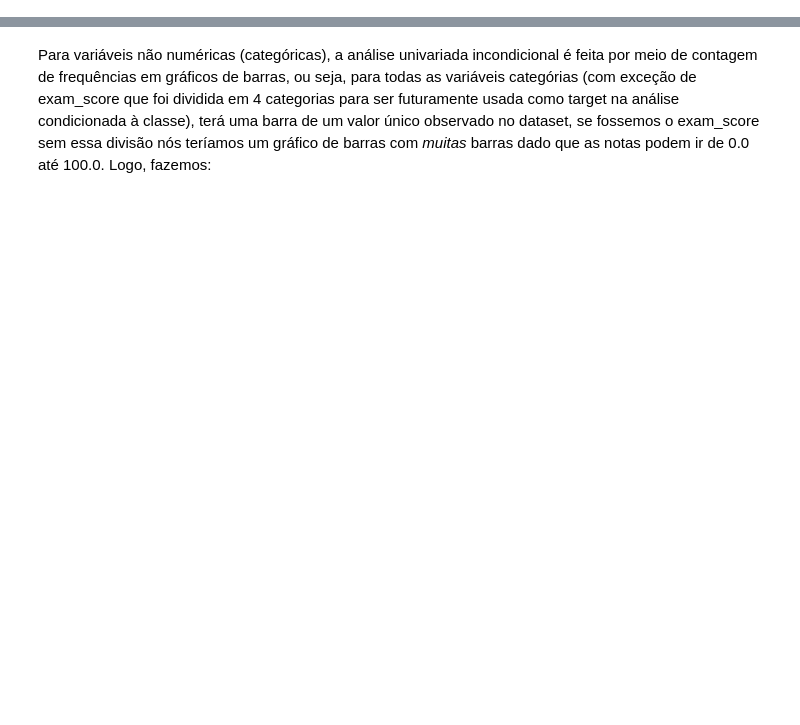
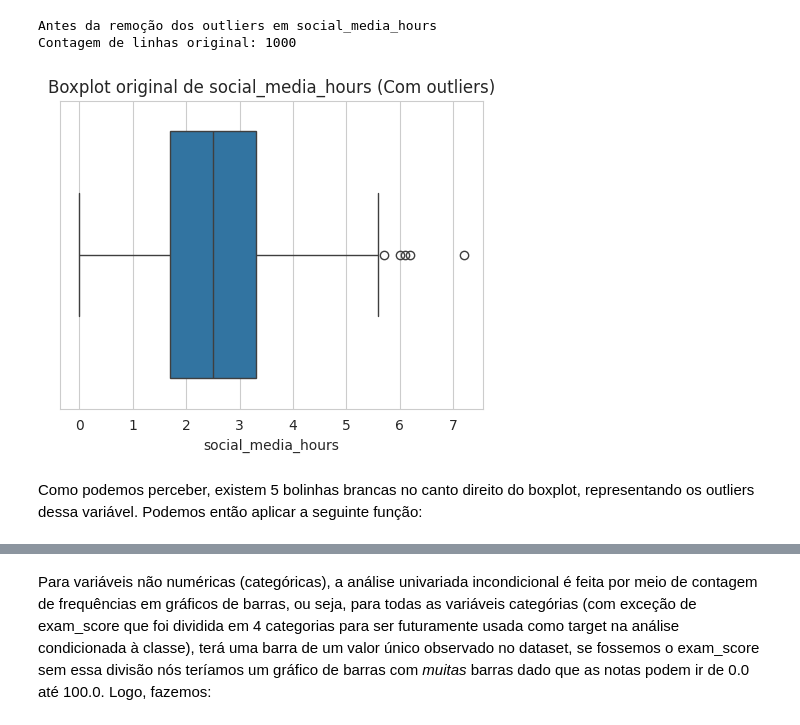
Before and after one commit to MRGdSFS/HW1----ICA-2025.2, a Jupyter notebook: notebooks/02_analise_univariada.ipynb, the cells around one changed output, grey strips where cells are left out. Saved outputs shown, nothing was run; the diff lists cells and outputs as text; code cells hidden in the pictures; blank space fills up the shorter version.

```diff
--- a/notebooks/02_analise_univariada.ipynb
+++ b/notebooks/02_analise_univariada.ipynb
@@ -123,0 +11,23 @@ Gráficos numéricos salvos em 'resultados/figuras'
+# %%
+# Bibliotecas:
+
+import pandas as pd
+import numpy as np
+import matplotlib.pyplot as plt
+import seaborn as sns
+from scipy.stats import skew
+from IPython.display import display
+import sys
+import os
+
+# Adiciona a pasta src ao path subindo uma pasta pra achar o src.
+sys.path.append(os.path.join(os.getcwd(), '..', 'src'))
+
+# Funções dos módulos de pré-processamento e análise univariada.
+import funcoes_pre_processamento as pp
+# 'au' é o nosso módulo de Análise Univariada e 'pp' é o do pré-processamento.
+import funcoes_analise_uni as au
+
+# Definindo também o estilo dos gráficos:
+sns.set_style("whitegrid")
+plt.rcParams['figure.figsize'] = (10, 6)
@@ -123,0 +40,12 @@ Gráficos numéricos salvos em 'resultados/figuras'
+# %%
+caminho_dados = "../dados/student_habits_performance.csv"
+
+# Executando o pré processamento
+df_processado = pp.executar_pre_processamento_completo(caminho_dados)
+
+# Este dicionário vai funcionar como um manual para as nossas variáveis
+df_dict = pp.obter_dicionario_de_dados()
+
+if df_processado is not None:
+    print("Dados processados com sucesso")
+    display(df_processado.head())
@@ -123,0 +90,16 @@ Gráficos numéricos salvos em 'resultados/figuras'
+# %%
+variavel_exemplo = 'social_media_hours'
+
+print(f"Antes da remoção dos outliers em {variavel_exemplo} ")
+print(f"Contagem de linhas original: {len(df_processado)}")
+plt.figure(figsize=(12, 4))
+plt.subplot(1, 2, 1)
+sns.boxplot(x=df_processado[variavel_exemplo])
+plt.title(f'Boxplot original de {variavel_exemplo} (Com outliers)')
+plt.show()
+# %% [output]
+Antes da remoção dos outliers em social_media_hours
+Contagem de linhas original: 1000
+[figure, added]
+# %% [markdown]
+Como podemos perceber, existem 5 bolinhas brancas no canto direito do boxplot, representando os outliers dessa variável. Podemos então aplicar a seguinte função:
```
Also changed, not shown: parts of 58 cells of this notebook, 4 other files.
